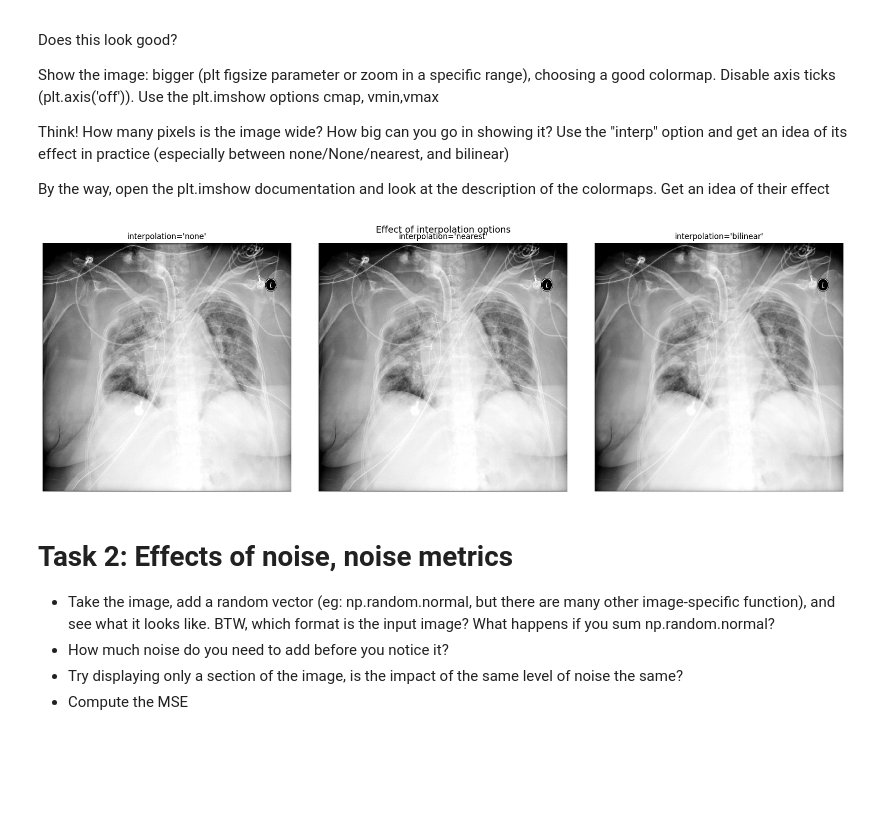
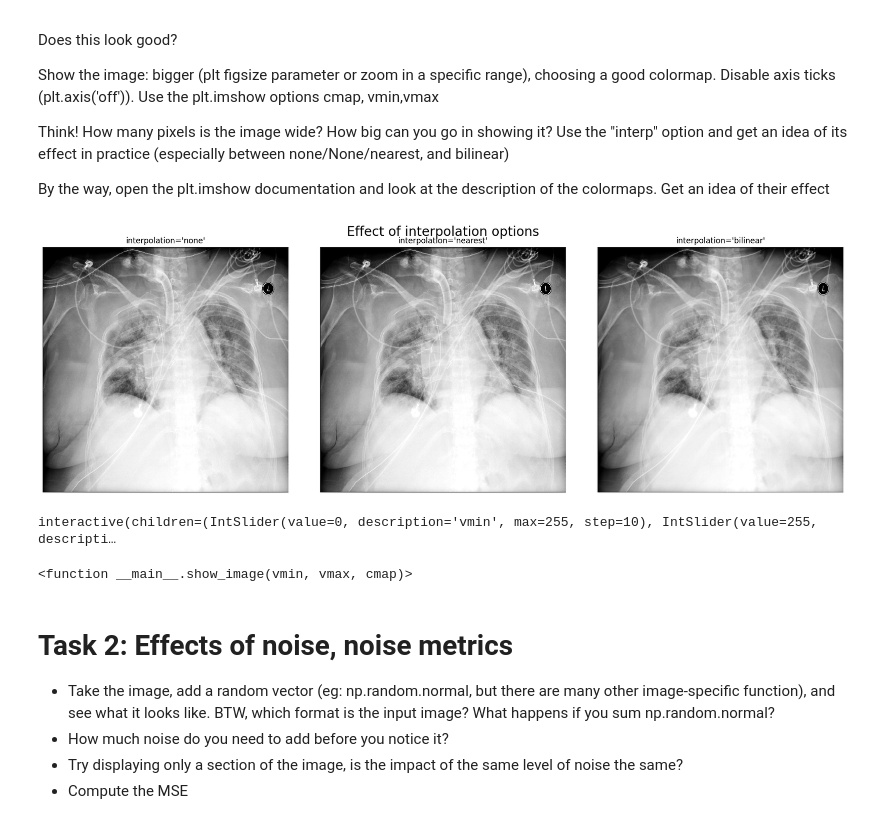
Before and after one commit to theoradicella/medical-imaging, a Jupyter notebook: A1 - Display and Noise/A1.ipynb, the cells around one changed output. Drawn from its saved outputs; the diff is of its cells as text; code cells hidden in the pictures; blank space fills up the shorter version.

```diff
--- a/A1 - Display and Noise/A1.ipynb
+++ b/A1 - Display and Noise/A1.ipynb
@@ -84,22 +82,47 @@ By the way, open the plt.imshow documentation and look at the description of the
 # %%
 fig, axes = plt.subplots(1, 3, figsize=(18, 6))
 
 # vmin/vmax: clip intensity range to improve contrast
 # typical chest X-ray windowing
 vmin, vmax = np.percentile(pixel_array, [2, 98])
 
-interp_options = ['none', 'nearest', 'bilinear']
+interp_options = ["none", "nearest", "bilinear"]
 
 for ax, interp in zip(axes, interp_options):
-    ax.imshow(pixel_array, cmap='gray', vmin=vmin, vmax=vmax, interpolation=interp)
+    ax.imshow(pixel_array, cmap="gray", vmin=vmin, vmax=vmax, interpolation=interp)
     ax.set_title(f"interpolation='{interp}'")
-    ax.axis('off')
+    ax.axis("off")
 
-plt.suptitle("Effect of interpolation options", fontsize=14)
+plt.suptitle("Effect of interpolation options", fontsize=20)
 plt.tight_layout()
 plt.show()
 # %% [output]
-[figure, old version]
+[figure, new version]
+# %%
+# IMPORTANT NOTE:
+# This section does not work on VSCode but it works on Jupyter Notebook on the browser. It allows you to interactively adjust the windowing and colormap of the image.
+
+from ipywidgets import interact, IntSlider
+
+
+def show_image(vmin, vmax, cmap):
+    plt.figure(figsize=(8, 8))
+    plt.imshow(pixel_array, cmap=cmap, vmin=vmin, vmax=vmax, interpolation="bilinear")
+    plt.axis("off")
+    plt.show()
+
+
+pmin, pmax = int(pixel_array.min()), int(pixel_array.max())
+
+interact(
+    show_image,
+    vmin=IntSlider(min=pmin, max=pmax, step=10, value=pmin),
+    vmax=IntSlider(min=pmin, max=pmax, step=10, value=pmax),
+    cmap=["gray", "bone", "hot", "jet", "viridis"],
+)
+# %% [output]
+interactive(children=(IntSlider(value=0, description='vmin', max=255, step=10), IntSlider(value=255, descripti…
+<function __main__.show_image(vmin, vmax, cmap)>
 # %% [markdown]
 # Task 2: Effects of noise, noise metrics
 
```
Also changed, not shown: parts of 6 cells of this notebook, 1 other file.
